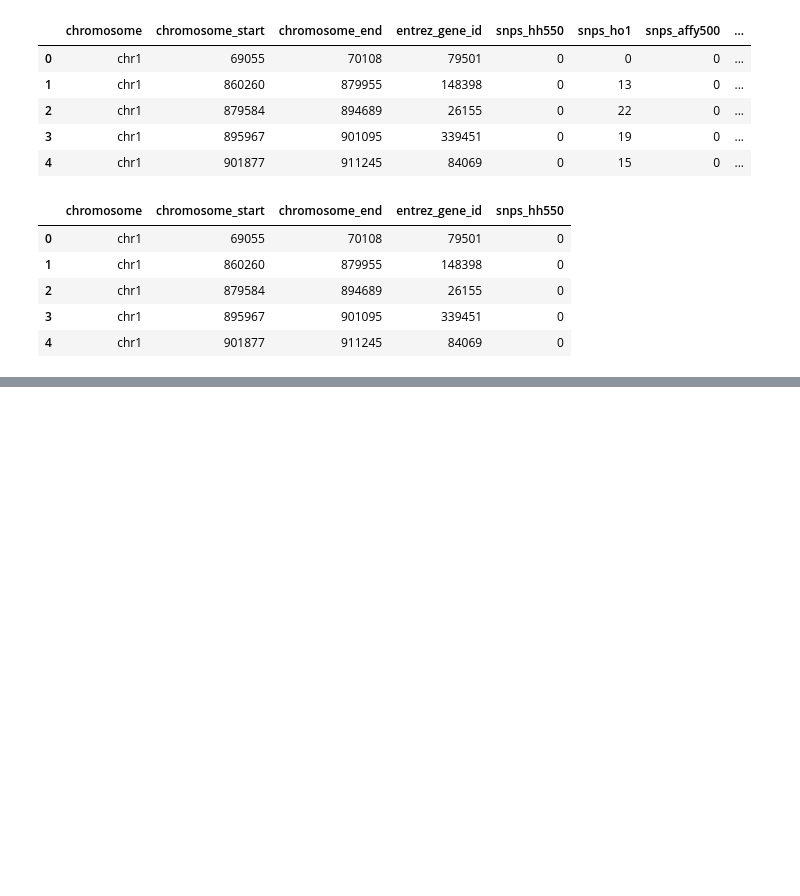
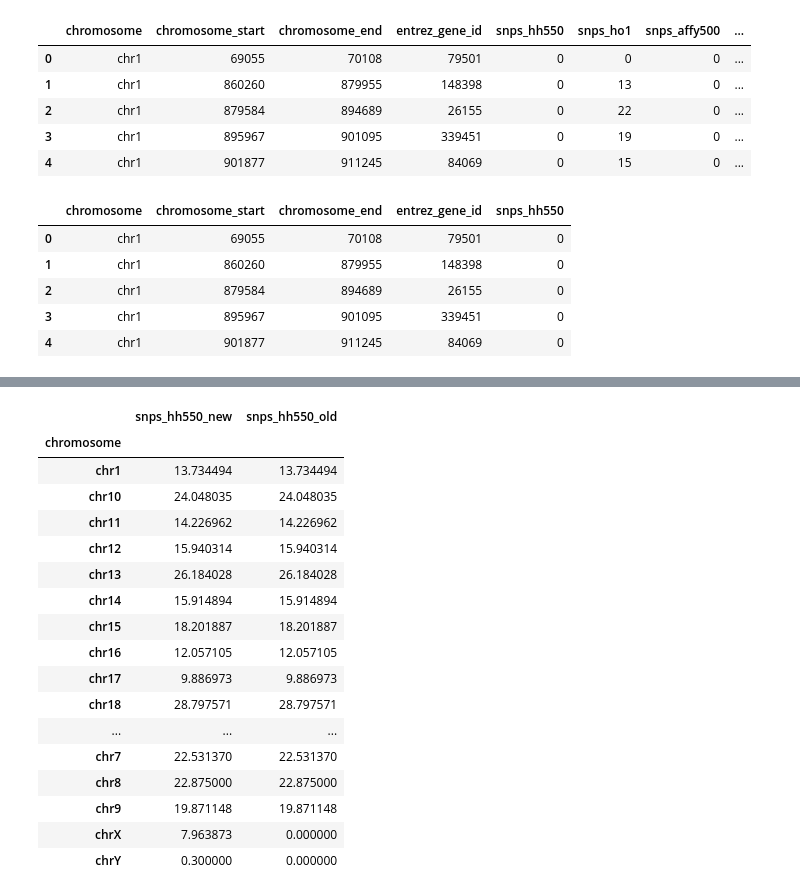
Before and after one commit to dhimmel/snplentiful, a Jupyter notebook: diagnose.ipynb, the cells around one changed output, grey strips where cells are left out. Saved outputs shown, nothing was run; the diff lists cells and outputs as text; code cells hidden in the pictures; blank space fills up the shorter version.

```diff
--- a/diagnose.ipynb
+++ b/diagnose.ipynb
@@ -36,2 +40,0 @@ combined_df = new_df.merge(old_df, how='outer')
-# %%
-combined_df['agree'] = (combined_df.snps_hh550_new == combined_df.snps_hh550_old).astype(int)
@@ -58,0 +62,21 @@ combined_df.groupby('chromosome').agree.mean().reset_index()
+# %%
+combined_df.groupby('chromosome')[['snps_hh550_new', 'snps_hh550_old']].mean()
+# %% [output]
+|  | snps_hh550_new | snps_hh550_old |
+| chromosome |  |  |
+| chr1 | 13.734494 | 13.734494 |
+| chr10 | 24.048035 | 24.048035 |
+| chr11 | 14.226962 | 14.226962 |
+| chr12 | 15.940314 | 15.940314 |
+| chr13 | 26.184028 | 26.184028 |
+| chr14 | 15.914894 | 15.914894 |
+| chr15 | 18.201887 | 18.201887 |
+| chr16 | 12.057105 | 12.057105 |
+| chr17 | 9.886973 | 9.886973 |
+| chr18 | 28.797571 | 28.797571 |
+| ... | ... | ... |
+| chr7 | 22.531370 | 22.531370 |
+| chr8 | 22.875000 | 22.875000 |
+| chr9 | 19.871148 | 19.871148 |
+| chrX | 7.963873 | 0.000000 |
+| chrY | 0.300000 | 0.000000 |
```
Also changed, not shown: parts of 10 cells of this notebook, 9 other files.
